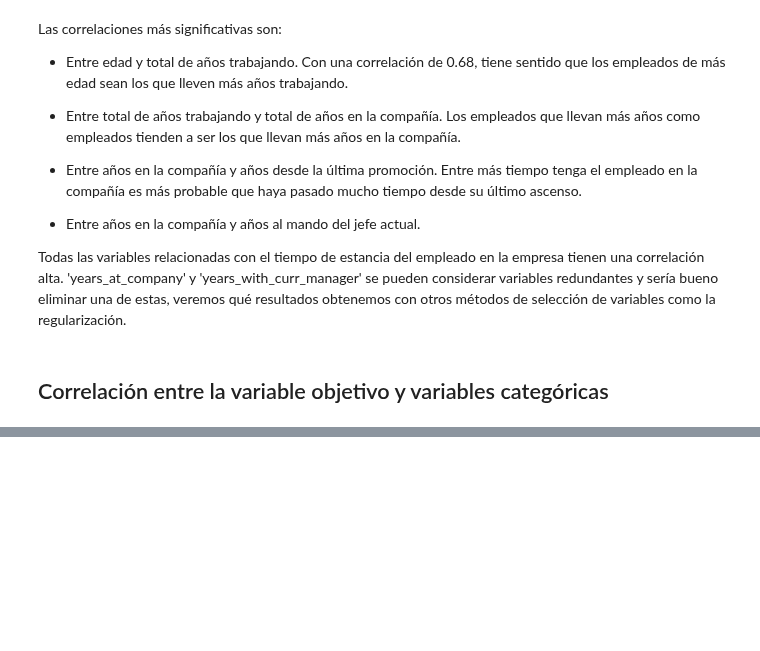
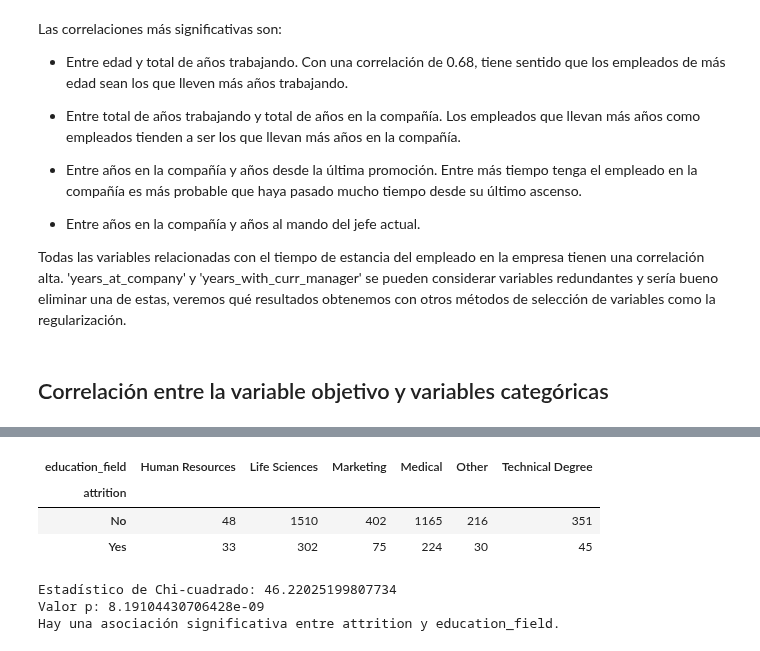
Before and after one commit to AlexanderBedoyaC/pediccion_abandono_empleo, a Jupyter notebook: 5. Alex - Análisis de correlación.ipynb, the cells around one changed output, grey strips where cells are left out. Saved outputs shown, nothing was run; the diff lists cells and outputs as text; code cells hidden in the pictures; blank space fills up the shorter version.

```diff
--- a/5. Alex - Análisis de correlación.ipynb
+++ b/5. Alex - Análisis de correlación.ipynb
@@ -93,3 +93,8 @@ def corr_cat(df, var1, var2):
     chi2, p, _, _ = chi2_contingency(tabla_contingencia)
     print('Estadístico de Chi-cuadrado:', chi2)
     print('Valor p:', p)
+    alpha = 0.05  # Nivel de significancia
+    if p < alpha:
+        print(f"Hay una asociación significativa entre {var1} y {var2}.")
+    else:
+        print(f"No hay evidencia de una asociación significativa entre {var1} y {var2}.")
@@ -95,0 +131,10 @@ def corr_cat(df, var1, var2):
+# %%
+corr_cat(df,'attrition','education_field')
+# %% [output]
+| education_field | Human Resources | Life Sciences | Marketing | Medical | Other | Technical Degree |
+| attrition |  |  |  |  |  |  |
+| No | 48 | 1510 | 402 | 1165 | 216 | 351 |
+| Yes | 33 | 302 | 75 | 224 | 30 | 45 |
+Estadístico de Chi-cuadrado: 46.22025199807734
+Valor p: 8.19104430706428e-09
+Hay una asociación significativa entre attrition y education_field.
```
Also changed, not shown: parts of 13 cells of this notebook, 2 other files.
